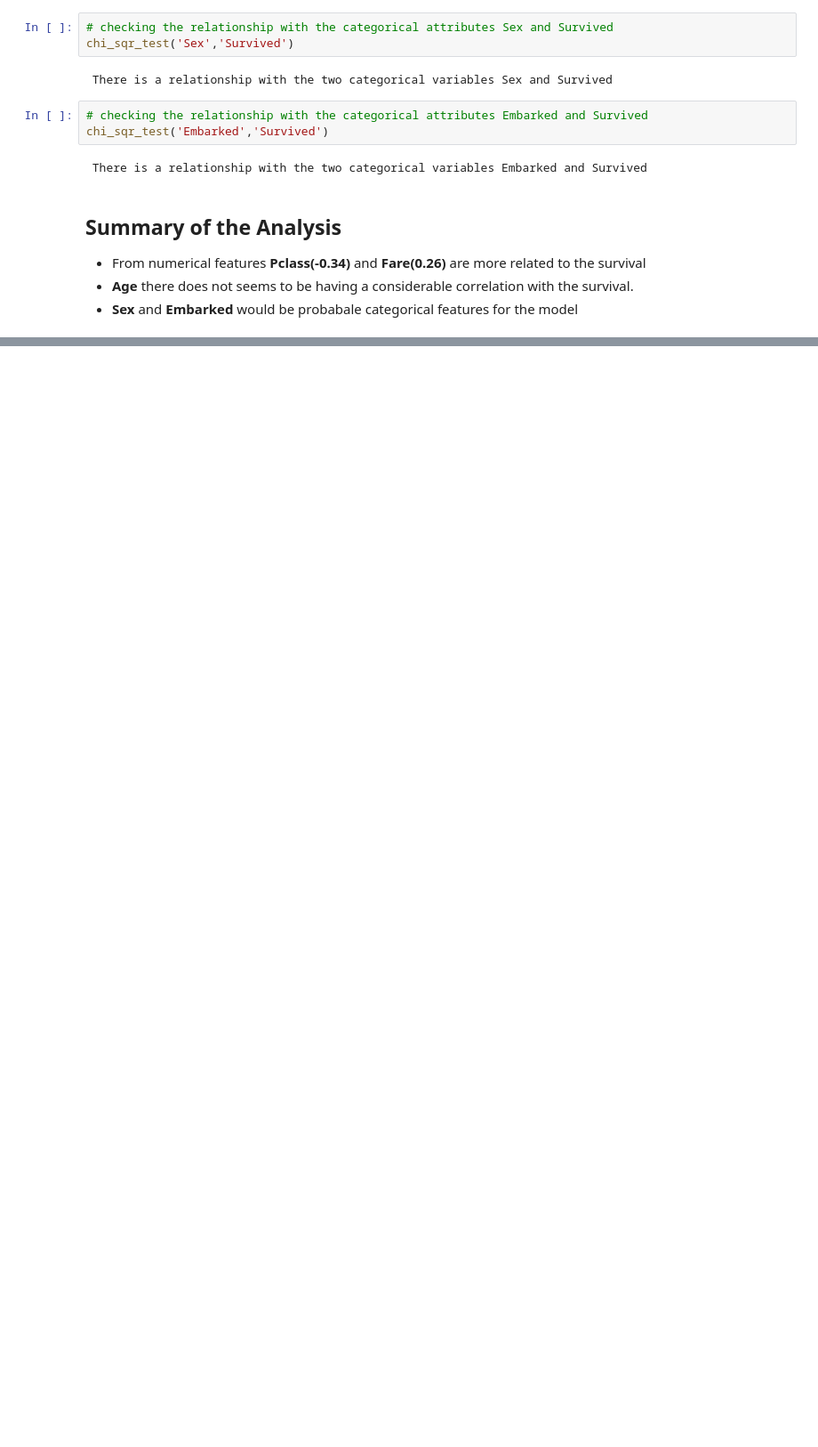
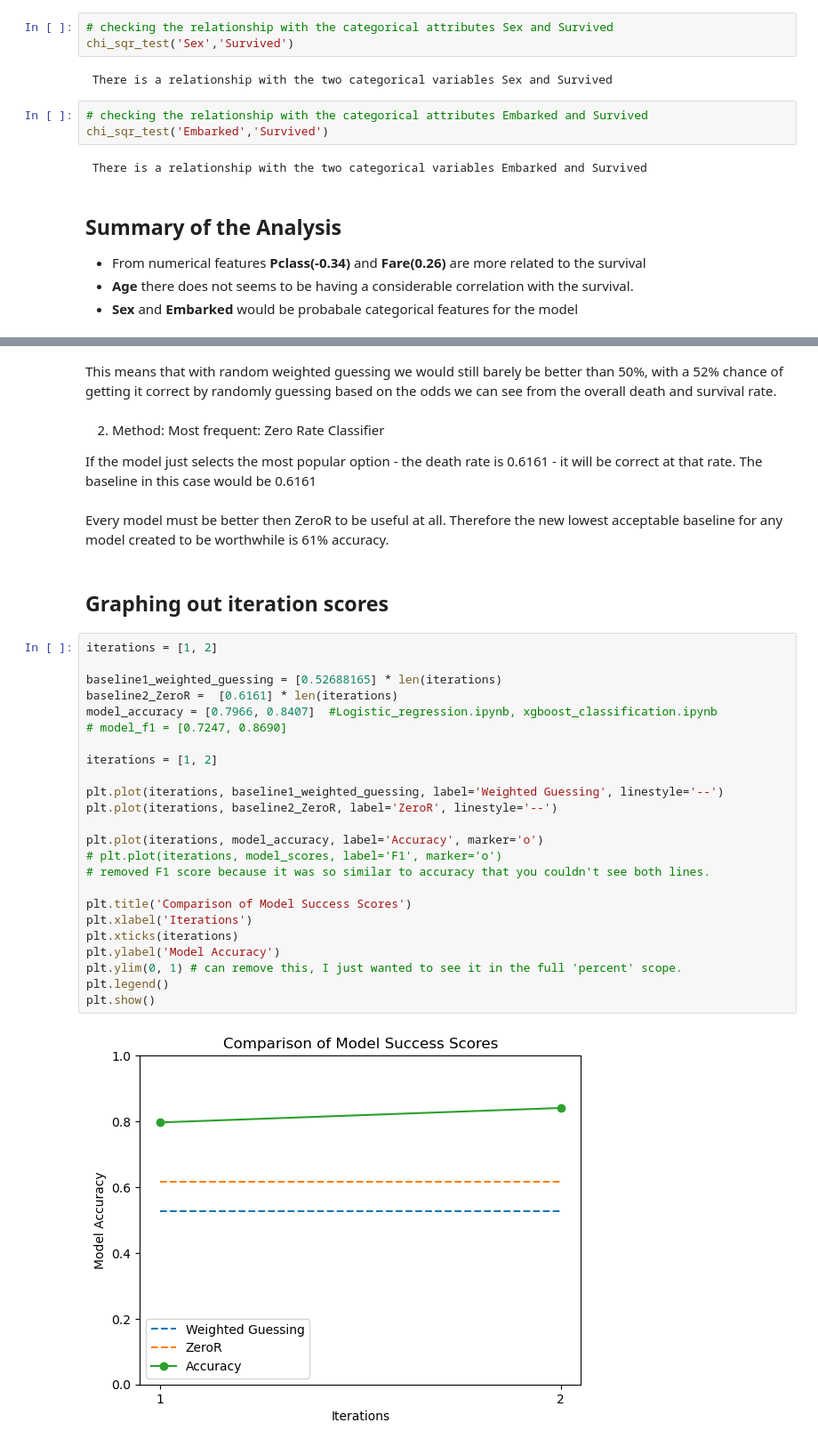
Before and after one commit to thisalmadu/ReDI, a Jupyter notebook: Titanic_Explore_Updated.ipynb, the cells around one changed output, grey strips where cells are left out. Shown at 89% size. Cells and saved outputs as stored; diff of their text form; blank space fills up the shorter version.

```diff
--- a/Titanic_Explore_Updated.ipynb
+++ b/Titanic_Explore_Updated.ipynb
@@ -406,0 +400,37 @@ Every model must be better then ZeroR to be useful at all. Therefore the new low
+# %% [markdown]
+This means that with random weighted guessing we would still barely be better than 50%, with a 52% chance of getting it correct by randomly guessing based on the odds we can see from the overall death and survival rate.
+# %% [markdown]
+2. Method: Most frequent: Zero Rate Classifier
+
+If the model just selects the most popular option - the death rate is 0.6161 - it will be correct at that rate.
+The baseline in this case would be 0.6161
+# %% [markdown]
+Every model must be better then ZeroR to be useful at all. Therefore the new lowest acceptable baseline for any model created to be worthwhile is 61% accuracy.
+# %% [markdown]
+## Graphing out iteration scores
+# %%
+iterations = [1, 2]
+
+baseline1_weighted_guessing = [0.52688165] * len(iterations)
+baseline2_ZeroR =  [0.6161] * len(iterations)
+model_accuracy = [0.7966, 0.8407]  #Logistic_regression.ipynb, xgboost_classification.ipynb
+# model_f1 = [0.7247, 0.8690]
+
+iterations = [1, 2]
+
+plt.plot(iterations, baseline1_weighted_guessing, label='Weighted Guessing', linestyle='--')
+plt.plot(iterations, baseline2_ZeroR, label='ZeroR', linestyle='--')
+
+plt.plot(iterations, model_accuracy, label='Accuracy', marker='o')
+# plt.plot(iterations, model_scores, label='F1', marker='o')
+# removed F1 score because it was so similar to accuracy that you couldn't see both lines.
+
+plt.title('Comparison of Model Success Scores')
+plt.xlabel('Iterations')
+plt.xticks(iterations)
+plt.ylabel('Model Accuracy')
+plt.ylim(0, 1) # can remove this, I just wanted to see it in the full 'percent' scope.
+plt.legend()
+plt.show()
+# %% [output]
+[figure, added]
```
Also changed, not shown: parts of 13 cells of this notebook.
